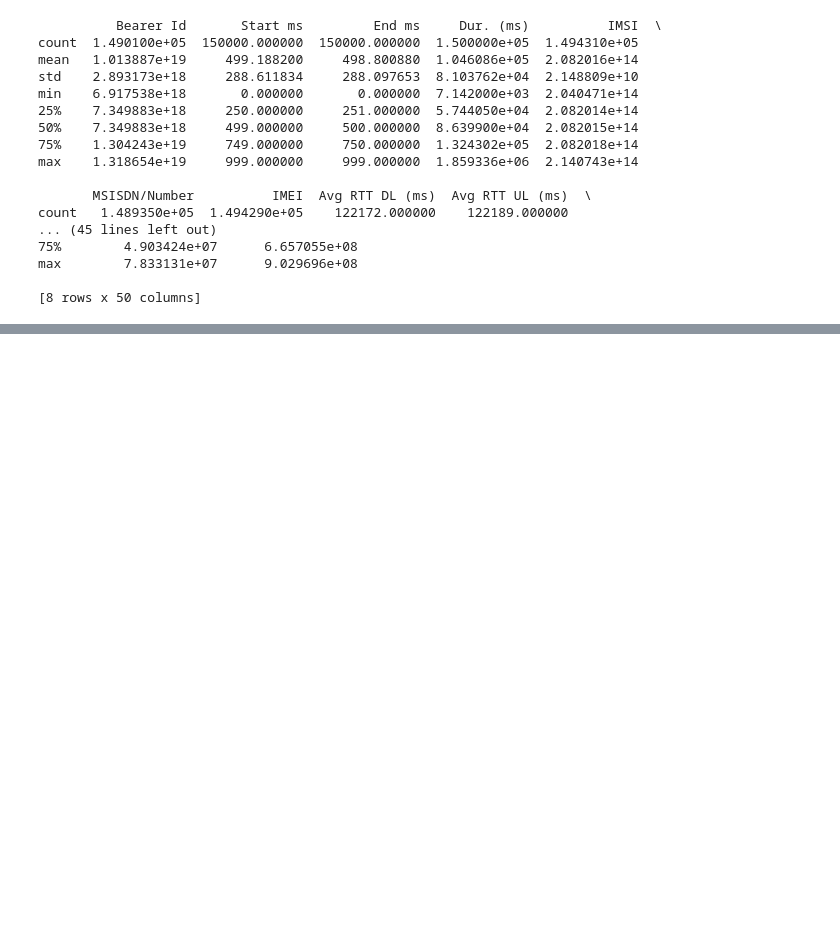
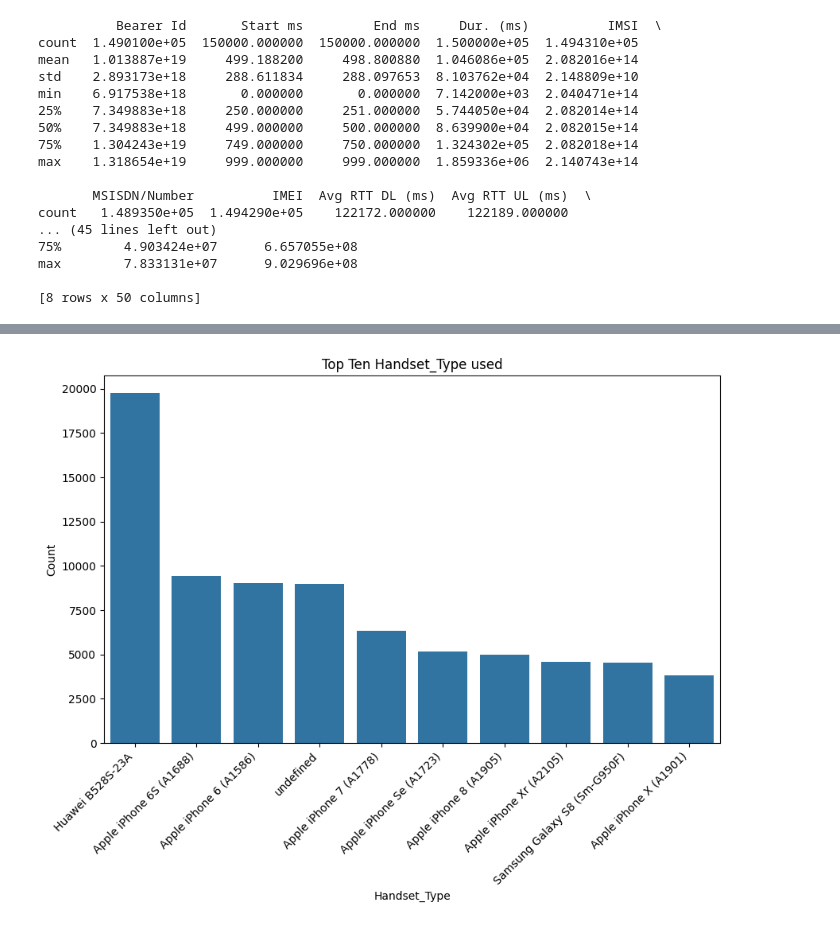
Before and after one commit to Marta233/EDA_TellCo, a Jupyter notebook: notebook/basic.ipynb, the cells around one changed output, grey strips where cells are left out. Cells and saved outputs as stored; diff of their text form; code cells hidden in the pictures; blank space fills up the shorter version.

```diff
--- a/notebook/basic.ipynb
+++ b/notebook/basic.ipynb
@@ -72,0 +108,4 @@ max        7.833131e+07      9.029696e+08
+# %%
+basic.plot_bar()
+# %% [output]
+[figure, added]
```
Also changed, not shown: parts of 2 cells of this notebook, 1 other file.
